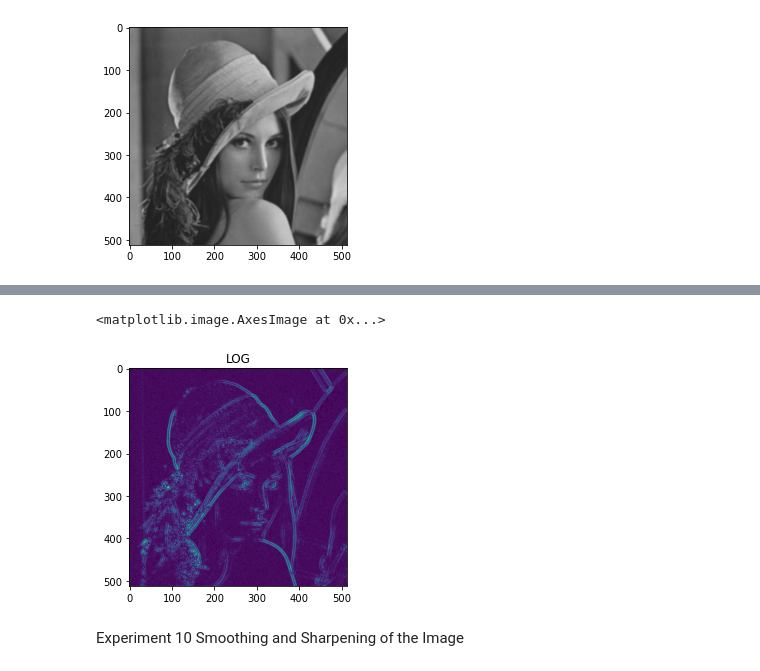
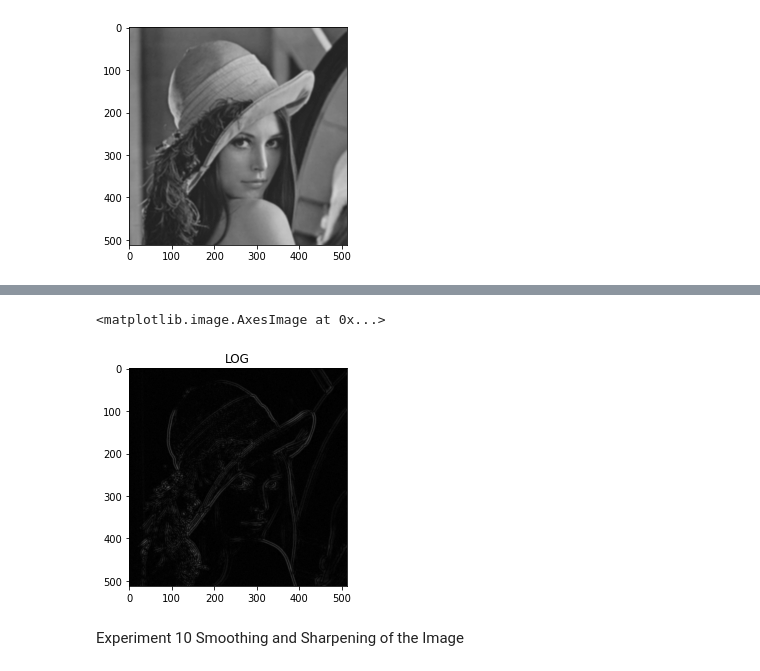
Before and after one commit to ejson03/Sem-7-pracs, a Jupyter notebook: dsip/dsip.ipynb, the cells around one changed output, grey strips where cells are left out. Cells and saved outputs as stored; diff of their text form; code cells hidden in the pictures.

```diff
--- a/dsip/dsip.ipynb
+++ b/dsip/dsip.ipynb
@@ -390,25 +418,25 @@ plt.imshow(lapdst)
 # %%
 #Laplacian of Gaussian and 2nd Order Derivative
 
 # Declare the variables we are going to use
 depth = cv2.CV_16S
 kernel_size = 3
 
 # Remove noise by blurring with a Gaussian filter
 src = cv2.GaussianBlur(img, (3, 3), 0)
 
 # Apply Laplace function
 dst = cv2.Laplacian(src, depth, ksize=kernel_size)
 
 
  # converting back to uint8
 abs_dst = cv2.convertScaleAbs(dst)
 
 plt.title("LOG")
-plt.imshow(abs_dst)
+plt.imshow(abs_dst, cmap='gray', vmin=0, vmax=255)
 # %% [output]
 <matplotlib.image.AxesImage at 0x...>
-[figure, old version]
+[figure, new version]
 # %% [markdown]
 Experiment 10 Smoothing and Sharpening of the Image
 # %%
```
Also changed, not shown: parts of 9 cells of this notebook, 1 other file.
